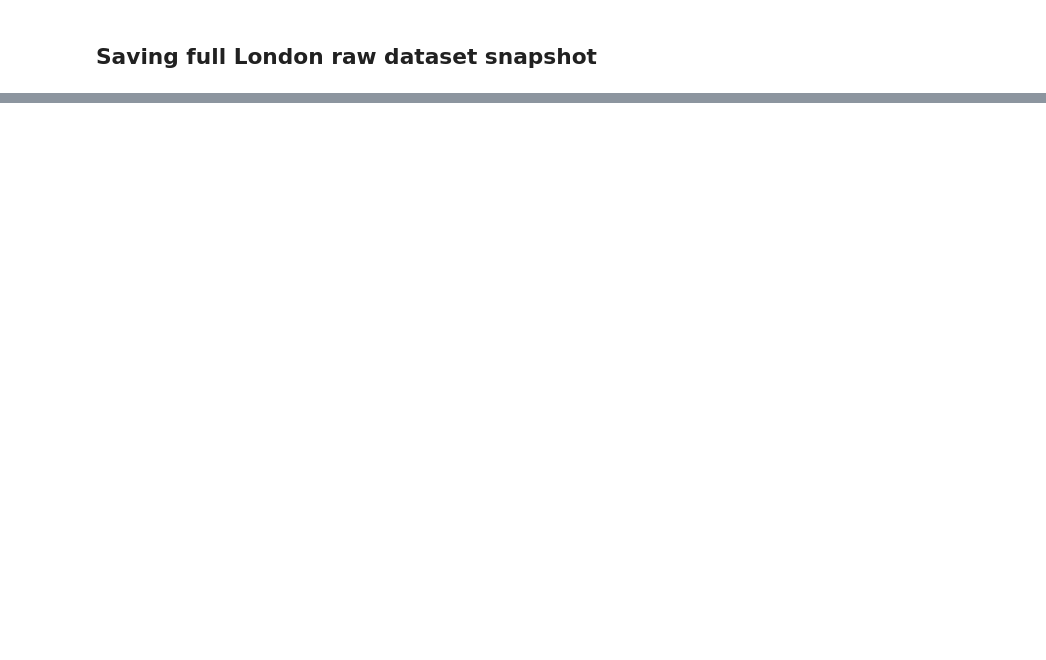
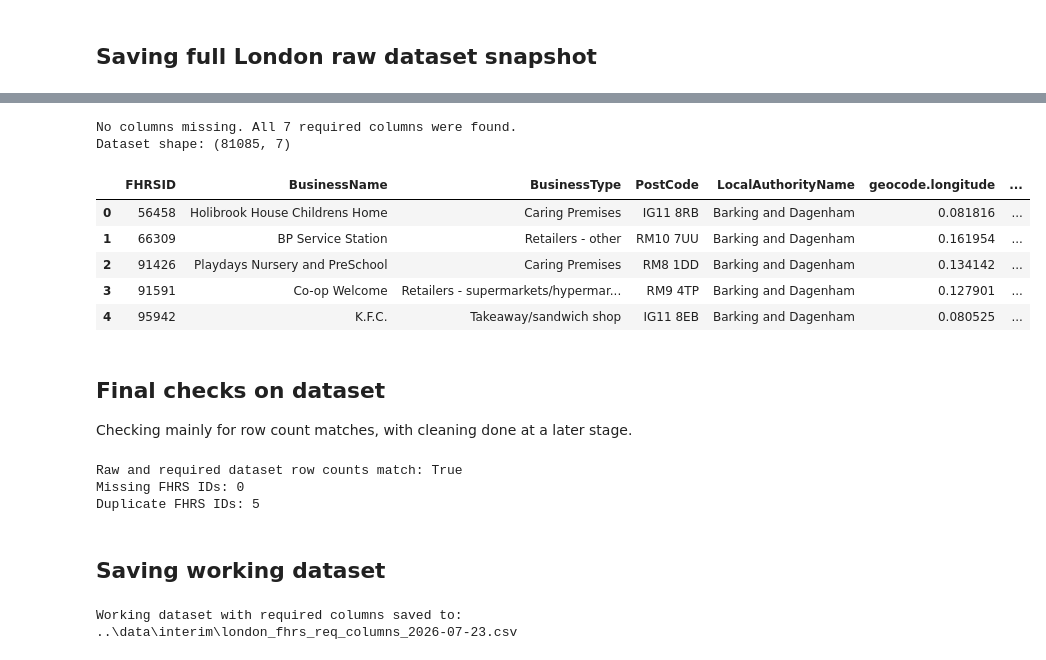
Before and after one commit to rhhythhm/london-bakery-provision, a Jupyter notebook: notebooks/fhrs_download_01.ipynb, the cells around one changed output, grey strips where cells are left out. Saved outputs shown, nothing was run; the diff lists cells and outputs as text; code cells hidden in the pictures; blank space fills up the shorter version.

Commit message:
Complete FHRS acquisition and create working dataset

```diff
--- a/notebooks/fhrs_download_01.ipynb
+++ b/notebooks/fhrs_download_01.ipynb
@@ -248,12 +248,10 @@ with ThreadPoolExecutor(max_workers=3) as executor:
 print(f"\nAuthorities successfully downloaded: {len(london_dataframes)}/{len(london_authorities)}")
 
 if len(london_dataframes) != len(london_authorities):
-    raise RuntimeError(
-        "Some authorities failed to download."
-        "Do not save the snapshot yet."
-    )
+    raise RuntimeError("Some authorities failed to download. Do not save the snapshot yet.")
 
 london_fhrs_raw = pd.concat(london_dataframes,ignore_index=True)
+london_fhrs_raw = london_fhrs_raw.sort_values(["LocalAuthorityName", "FHRSID"], ignore_index=True)
 
 expected_records = int(london_authorities["EstablishmentCount"].sum())
 downloaded_records = len(london_fhrs_raw)
@@ -298,0 +300,62 @@ Raw snapshot saved to:
+# %%
+required_columns = [
+    "FHRSID",
+    "BusinessName",
+    "BusinessType",
+    "PostCode",
+    "LocalAuthorityName",
+    "geocode.longitude",
+    "geocode.latitude",
+]
+
+missing_columns = []
+
+for column in required_columns:
+    if column not in london_fhrs_raw.columns:
+        missing_columns.append(column)
+
+if missing_columns:
+    raise RuntimeError(f"Required column missing from API response: {missing_columns}")
+
+print(f"No columns missing. All {len(required_columns)} required columns were found.")
+
+london_fhrs_req_columns = (london_fhrs_raw[required_columns].copy())
+
+print(f"Dataset shape: {london_fhrs_req_columns.shape}")
+
+london_fhrs_req_columns.head()
+# %% [output]
+No columns missing. All 7 required columns were found.
+Dataset shape: (81085, 7)
+|  | FHRSID | BusinessName | BusinessType | PostCode | LocalAuthorityName | geocode.longitude | ... |
+| 0 | 56458 | Holibrook House Childrens Home | Caring Premises | IG11 8RB | Barking and Dagenham | 0.081816 | ... |
+| 1 | 66309 | BP Service Station | Retailers - other | RM10 7UU | Barking and Dagenham | 0.161954 | ... |
+| 2 | 91426 | Playdays Nursery and PreSchool | Caring Premises | RM8 1DD | Barking and Dagenham | 0.134142 | ... |
+| 3 | 91591 | Co-op Welcome | Retailers - supermarkets/hypermar... | RM9 4TP | Barking and Dagenham | 0.127901 | ... |
+| 4 | 95942 | K.F.C. | Takeaway/sandwich shop | IG11 8EB | Barking and Dagenham | 0.080525 | ... |
+# %% [markdown]
+## Final checks on dataset
+
+Checking mainly for row count matches, with cleaning done at a later stage.
+# %%
+print(f"Raw and required dataset row counts match:", len(london_fhrs_raw) == len(london_fhrs_req_columns))
+
+print(f"Missing FHRS IDs: {london_fhrs_req_columns["FHRSID"].isna().sum()}")
+
+print(f"Duplicate FHRS IDs: {london_fhrs_req_columns["FHRSID"].duplicated().sum()}")
+# %% [output]
+Raw and required dataset row counts match: True
+Missing FHRS IDs: 0
+Duplicate FHRS IDs: 5
+# %% [markdown]
+## Saving working dataset
+# %%
+req_columns_filename = (f"london_fhrs_req_columns_{SNAPSHOT_DATE}.csv")
+
+required_columns_path = (INTERIM_FOLDER / req_columns_filename)
+
+london_fhrs_req_columns.to_csv(required_columns_path, index=False)
+
+print(f"Working dataset with required columns saved to: {required_columns_path}")
+# %% [output]
+Working dataset with required columns saved to: ..\data\interim\london_fhrs_req_columns_2026-07-23.csv
```
Also changed, not shown: parts of 8 cells of this notebook, 1 other file.
